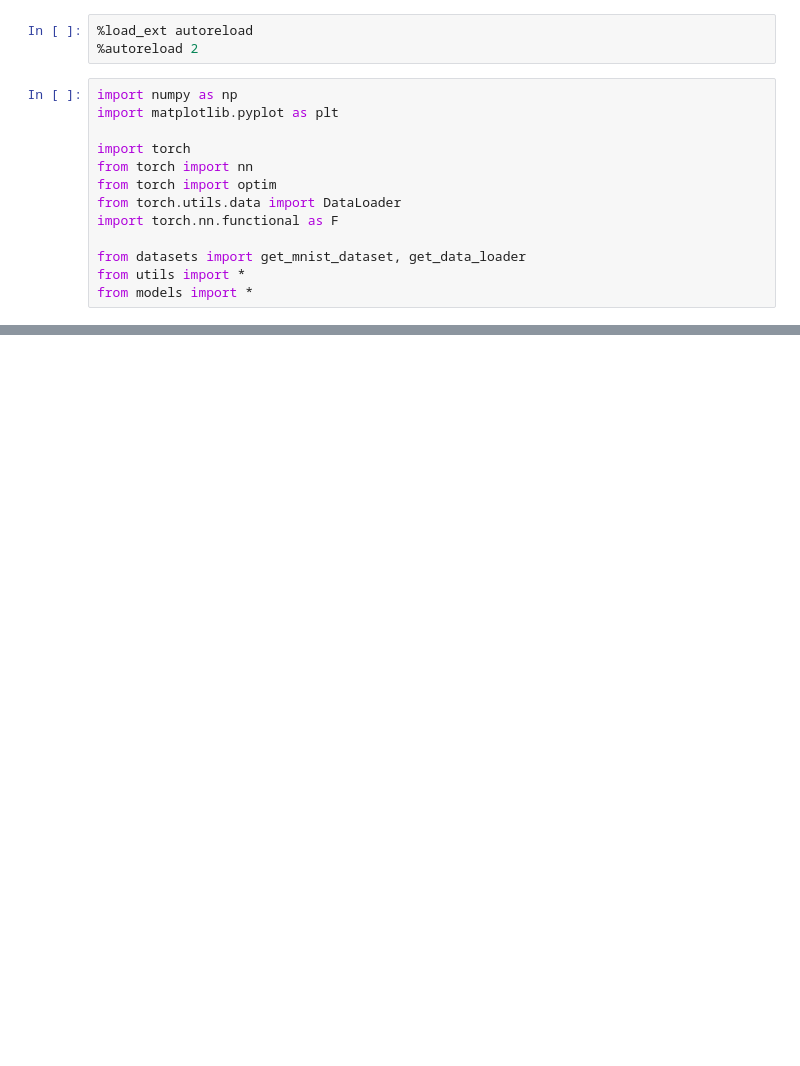
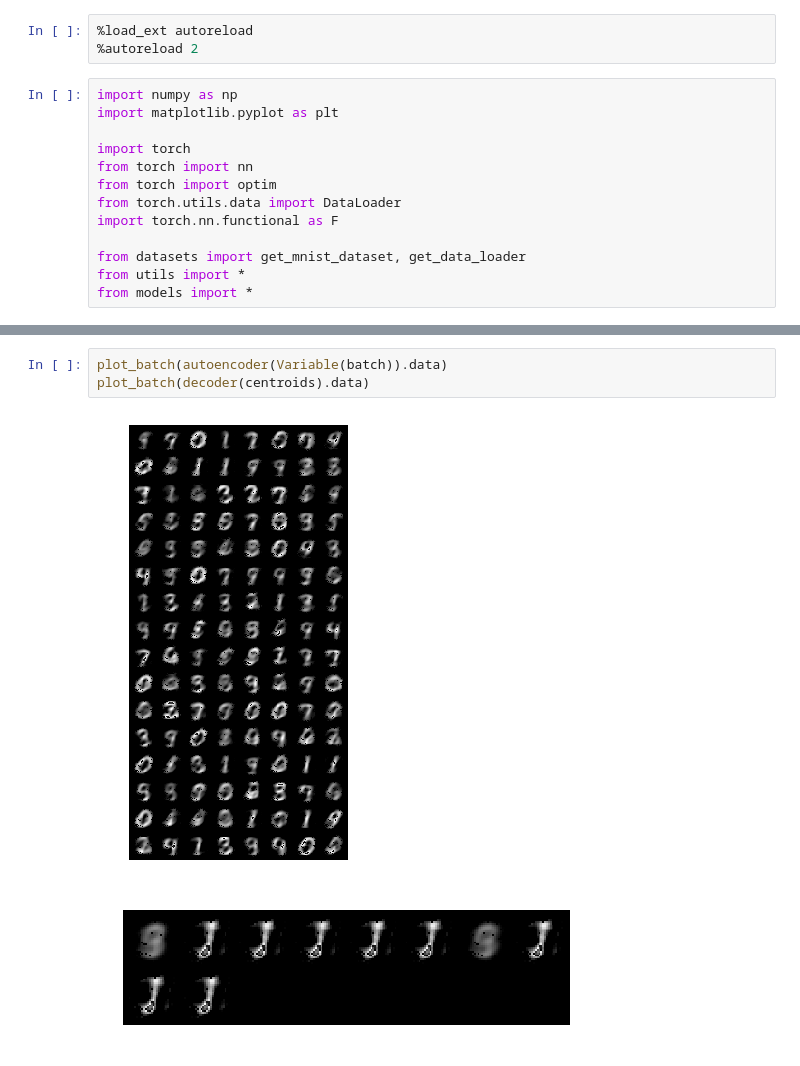
Before and after one commit to KellerJordan/Autoencoder-Clustering, a Jupyter notebook: Auto-Encoder Based Data Clustering.ipynb, the cells around one changed output, grey strips where cells are left out. Cells and saved outputs as stored; diff of their text form; blank space fills up the shorter version.

```diff
--- a/Auto-Encoder Based Data Clustering.ipynb
+++ b/Auto-Encoder Based Data Clustering.ipynb
@@ -112,0 +220,6 @@ train(encoder, decoder, centroids, optimizer, criterion)
+# %%
+plot_batch(autoencoder(Variable(batch)).data)
+plot_batch(decoder(centroids).data)
+# %% [output]
+[figure, added]
+[figure, added]
```
Also changed, not shown: parts of 11 cells of this notebook.
